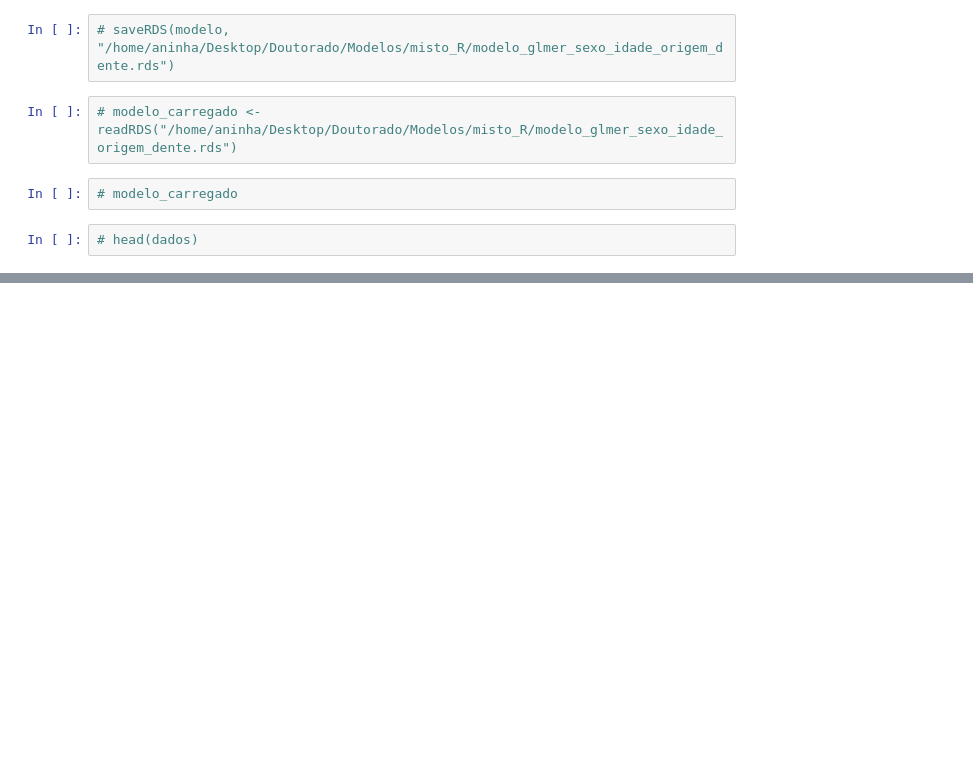
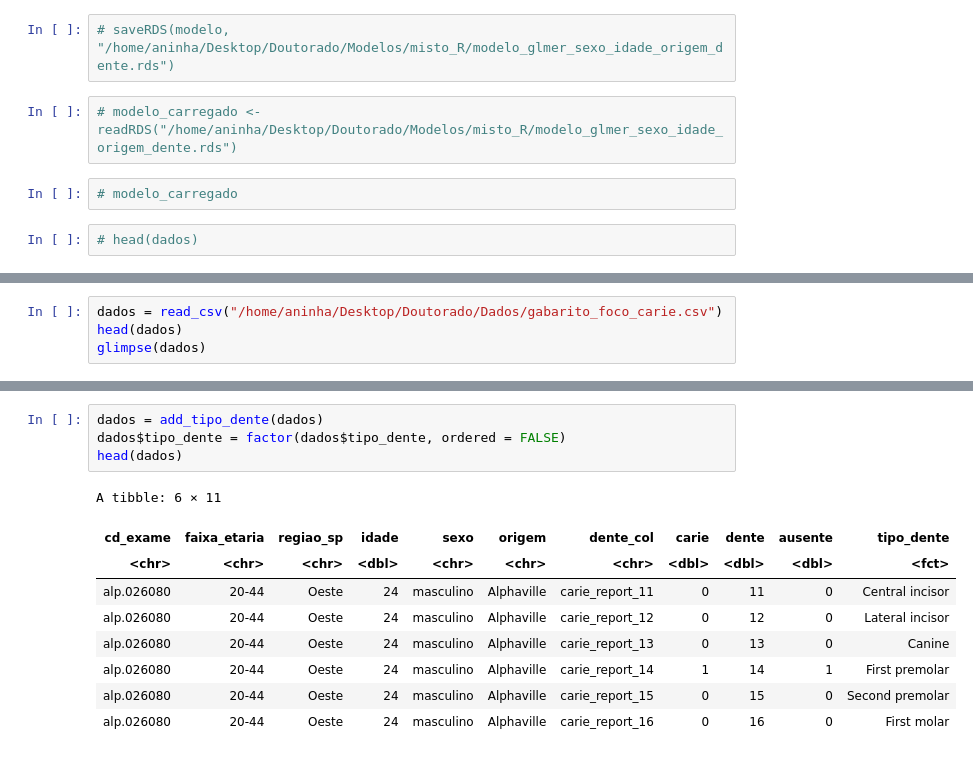
Before and after one commit to Cicconella/Doutorado, a Jupyter notebook: modelo_misto.ipynb, the cells around one changed output, grey strips where cells are left out. Saved outputs shown, nothing was run; the diff lists cells and outputs as text; blank space fills up the shorter version.

```diff
--- a/modelo_misto.ipynb
+++ b/modelo_misto.ipynb
@@ -191,0 +469,4 @@ modelo2 <- glmer(
+# %%
+dados = read_csv("/home/aninha/Desktop/Doutorado/Dados/gabarito_foco_carie.csv")
+head(dados)
+glimpse(dados)
@@ -191,0 +503,14 @@ modelo2 <- glmer(
+# %%
+dados = add_tipo_dente(dados)
+dados$tipo_dente = factor(dados$tipo_dente, ordered = FALSE)
+head(dados)
+# %% [output]
+A tibble: 6 × 11
+| cd_exame | faixa_etaria | regiao_sp | idade | sexo | origem | dente_col | carie | dente | ausente | tipo_dente |
+| <chr> | <chr> | <chr> | <dbl> | <chr> | <chr> | <chr> | <dbl> | <dbl> | <dbl> | <fct> |
+| alp.026080 | 20-44 | Oeste | 24 | masculino | Alphaville | carie_report_11 | 0 | 11 | 0 | Central incisor |
+| alp.026080 | 20-44 | Oeste | 24 | masculino | Alphaville | carie_report_12 | 0 | 12 | 0 | Lateral incisor |
+| alp.026080 | 20-44 | Oeste | 24 | masculino | Alphaville | carie_report_13 | 0 | 13 | 0 | Canine |
+| alp.026080 | 20-44 | Oeste | 24 | masculino | Alphaville | carie_report_14 | 1 | 14 | 1 | First premolar |
+| alp.026080 | 20-44 | Oeste | 24 | masculino | Alphaville | carie_report_15 | 0 | 15 | 0 | Second premolar |
+| alp.026080 | 20-44 | Oeste | 24 | masculino | Alphaville | carie_report_16 | 0 | 16 | 0 | First molar |
```
Also changed, not shown: parts of 50 cells of this notebook.
